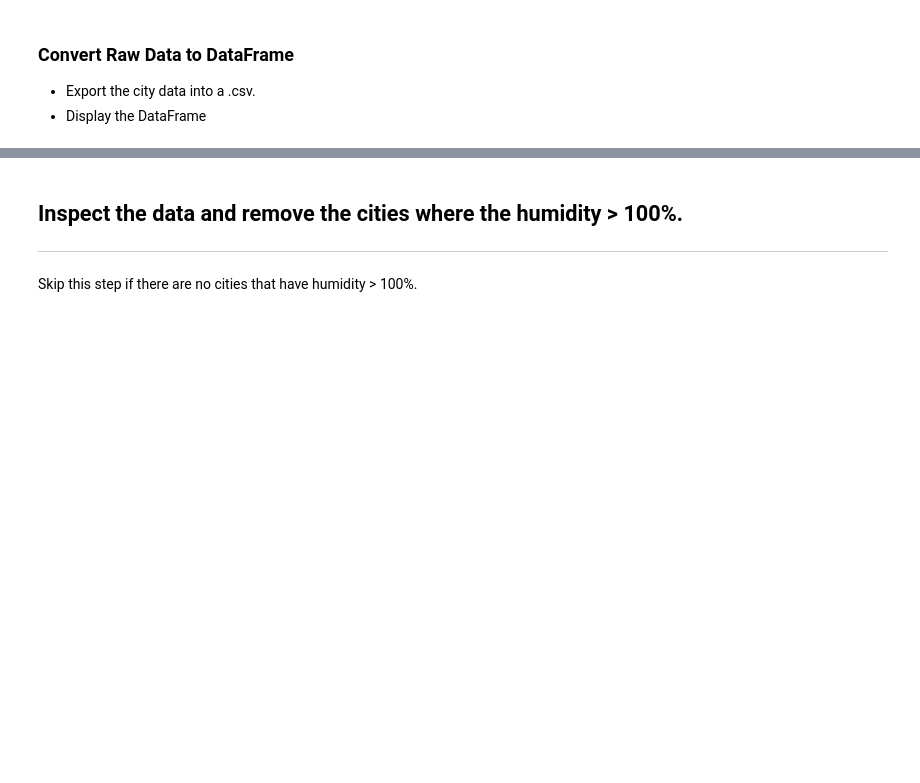
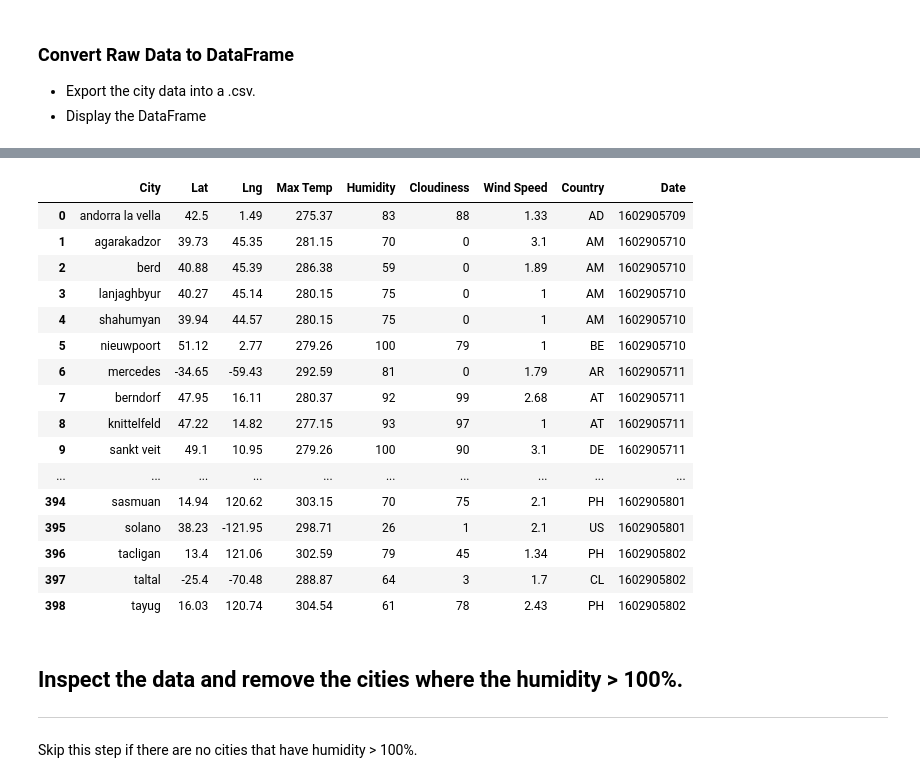
Before and after one commit to kj119/UCI_HomeWork_Jiang, a Jupyter notebook: Python-API-Challenge/WeatherPy/WeatherPy.ipynb, the cells around one changed output, grey strips where cells are left out. Drawn from its saved outputs; the diff is of its cells as text; code cells hidden in the pictures; blank space fills up the shorter version.

```diff
--- a/Python-API-Challenge/WeatherPy/WeatherPy.ipynb
+++ b/Python-API-Challenge/WeatherPy/WeatherPy.ipynb
@@ -159,3 +108,29 @@ city_list_df
+# %%
+# drops rows that contains a city not in the API database
+city_list_df = city_list_df[city_list_df.Lat != '']
+city_list_df.reset_index(drop=True, inplace=True)
+
+city_list_df.to_csv("City_List.csv")
+
+city_list_df
+# %% [output]
+|  | City | Lat | Lng | Max Temp | Humidity | Cloudiness | Wind Speed | Country | Date |
+| 0 | andorra la vella | 42.5 | 1.49 | 275.37 | 83 | 88 | 1.33 | AD | 1602905709 |
+| 1 | agarakadzor | 39.73 | 45.35 | 281.15 | 70 | 0 | 3.1 | AM | 1602905710 |
+| 2 | berd | 40.88 | 45.39 | 286.38 | 59 | 0 | 1.89 | AM | 1602905710 |
+| 3 | lanjaghbyur | 40.27 | 45.14 | 280.15 | 75 | 0 | 1 | AM | 1602905710 |
+| 4 | shahumyan | 39.94 | 44.57 | 280.15 | 75 | 0 | 1 | AM | 1602905710 |
+| 5 | nieuwpoort | 51.12 | 2.77 | 279.26 | 100 | 79 | 1 | BE | 1602905710 |
+| 6 | mercedes | -34.65 | -59.43 | 292.59 | 81 | 0 | 1.79 | AR | 1602905711 |
+| 7 | berndorf | 47.95 | 16.11 | 280.37 | 92 | 99 | 2.68 | AT | 1602905711 |
+| 8 | knittelfeld | 47.22 | 14.82 | 277.15 | 93 | 97 | 1 | AT | 1602905711 |
+| 9 | sankt veit | 49.1 | 10.95 | 279.26 | 100 | 90 | 3.1 | DE | 1602905711 |
+| ... | ... | ... | ... | ... | ... | ... | ... | ... | ... |
+| 394 | sasmuan | 14.94 | 120.62 | 303.15 | 70 | 75 | 2.1 | PH | 1602905801 |
+| 395 | solano | 38.23 | -121.95 | 298.71 | 26 | 1 | 2.1 | US | 1602905801 |
+| 396 | tacligan | 13.4 | 121.06 | 302.59 | 79 | 45 | 1.34 | PH | 1602905802 |
+| 397 | taltal | -25.4 | -70.48 | 288.87 | 64 | 3 | 1.7 | CL | 1602905802 |
+| 398 | tayug | 16.03 | 120.74 | 304.54 | 61 | 78 | 2.43 | PH | 1602905802 |
 # %% [markdown]
 ## Inspect the data and remove the cities where the humidity > 100%.
 ----
```
Also changed, not shown: parts of 6 cells of this notebook, 1 other file.
